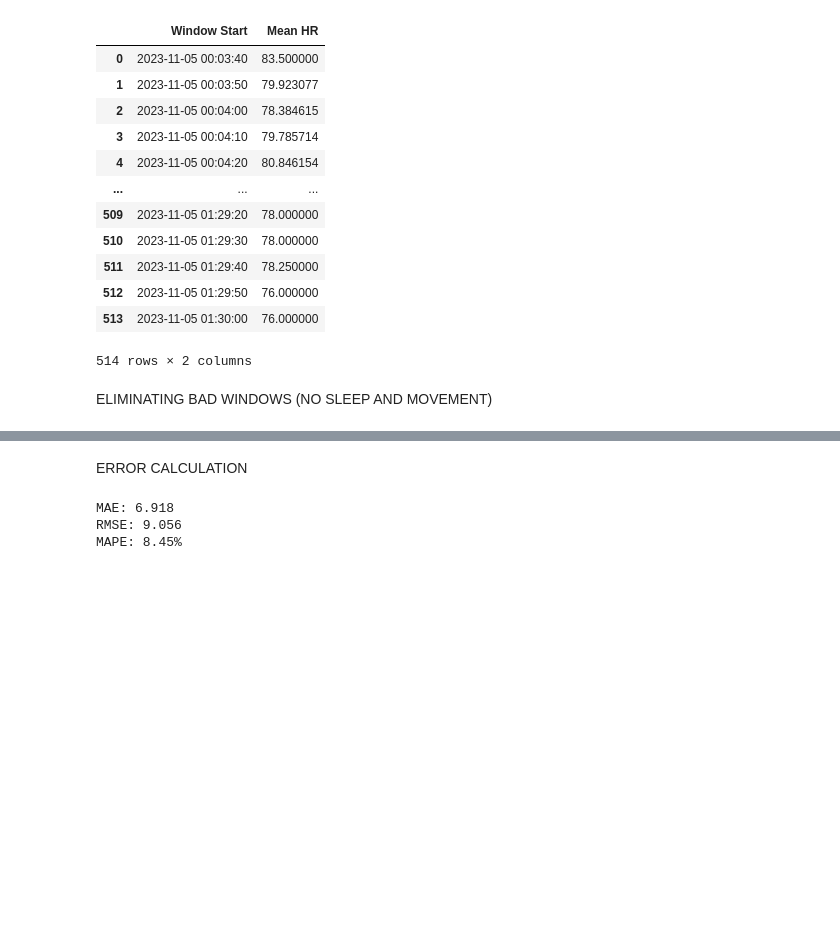
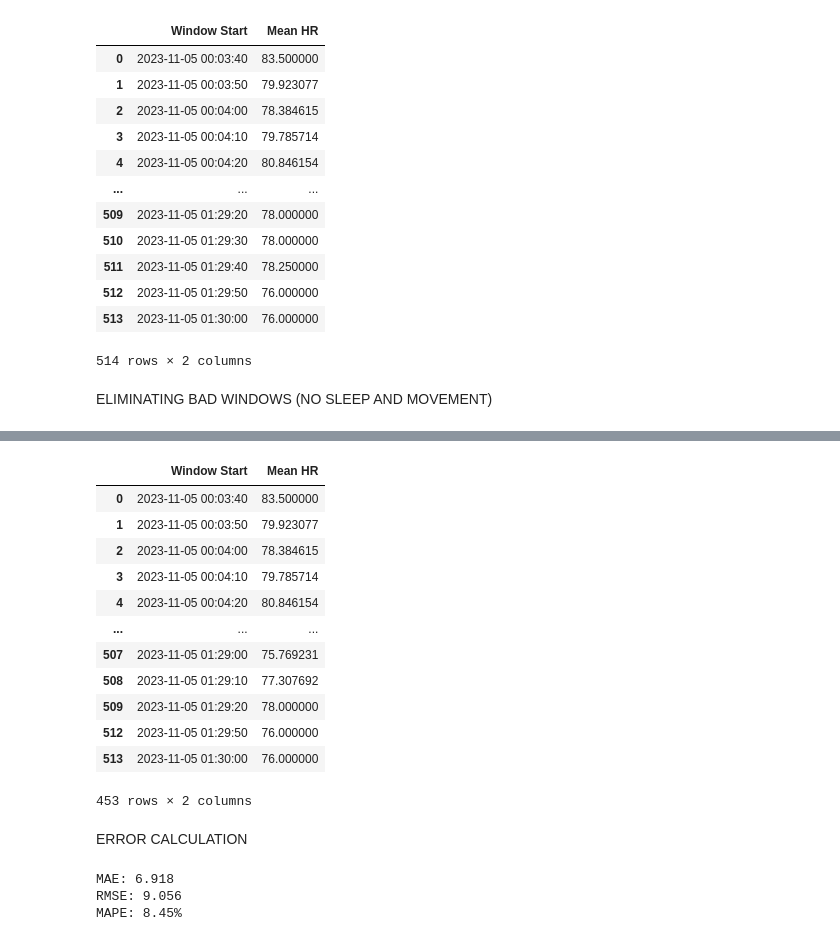
Before and after one commit to Bahey1200022/bcg-project, a Jupyter notebook: sec10.ipynb, the cells around one changed output, grey strips where cells are left out. Saved outputs shown, nothing was run; the diff lists cells and outputs as text; code cells hidden in the pictures; blank space fills up the shorter version.

```diff
--- a/sec10.ipynb
+++ b/sec10.ipynb
@@ -297,8 +314,23 @@ len(filtered_array)
 # %%
 # drop from beats and mean_hr_df the indices in bad windows
 existing_bad_windows = [idx for idx in bad_windows if idx in mean_hr_df.index]
 filtered_df = mean_hr_df.drop(index=existing_bad_windows)
 # same number of windows
+filtered_df
+# %% [output]
+|  | Window Start | Mean HR |
+| 0 | 2023-11-05 00:03:40 | 83.500000 |
+| 1 | 2023-11-05 00:03:50 | 79.923077 |
+| 2 | 2023-11-05 00:04:00 | 78.384615 |
+| 3 | 2023-11-05 00:04:10 | 79.785714 |
+| 4 | 2023-11-05 00:04:20 | 80.846154 |
+| ... | ... | ... |
+| 507 | 2023-11-05 01:29:00 | 75.769231 |
+| 508 | 2023-11-05 01:29:10 | 77.307692 |
+| 509 | 2023-11-05 01:29:20 | 78.000000 |
+| 512 | 2023-11-05 01:29:50 | 76.000000 |
+| 513 | 2023-11-05 01:30:00 | 76.000000 |
+453 rows × 2 columns
 # %% [markdown]
 ERROR CALCULATION
 # %%
```
Also changed, not shown: parts of 2 cells of this notebook.
